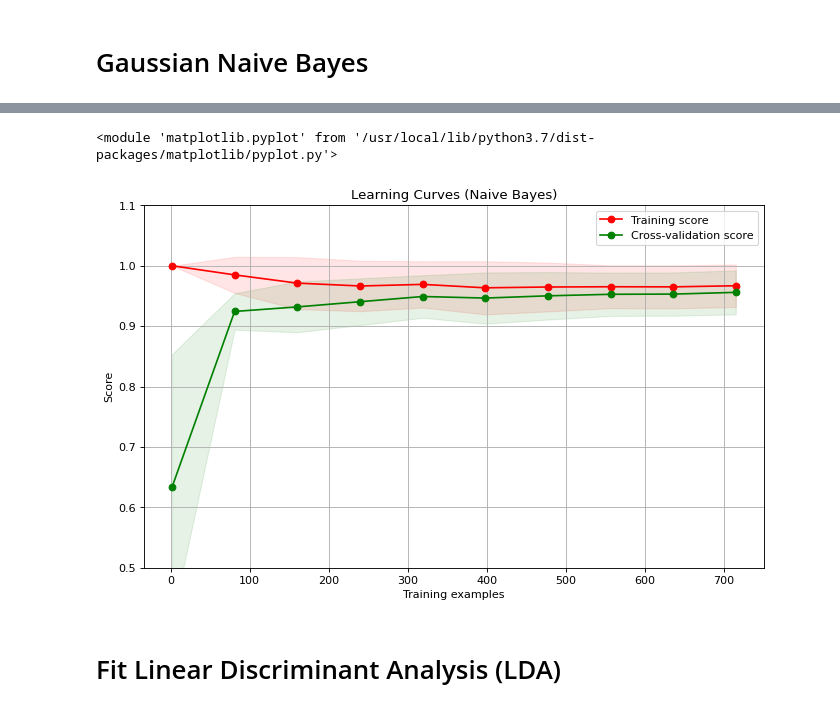
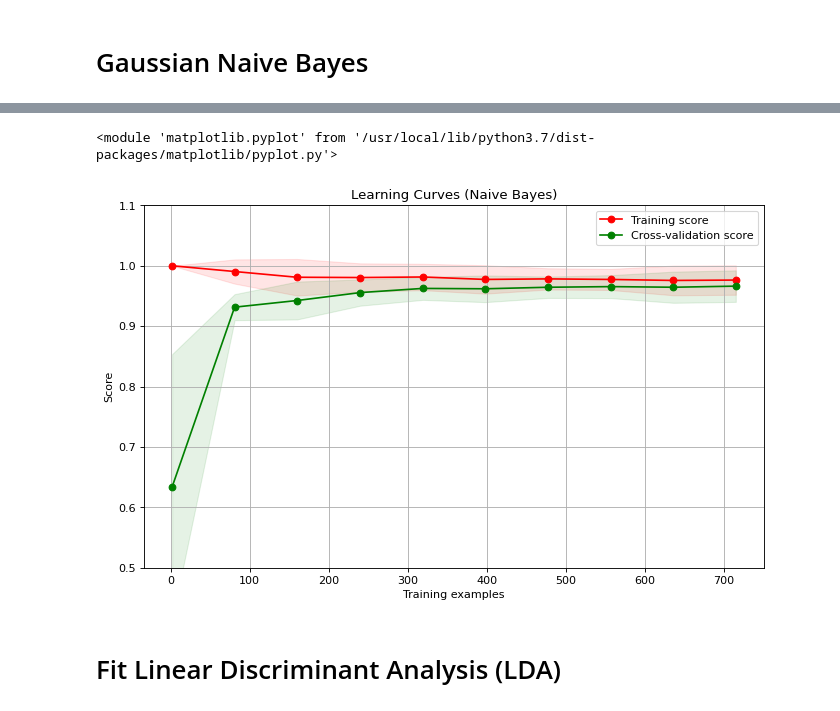
Before and after one commit to Amirosein/AGB-stars-ML-project, a Jupyter notebook: Milestone2/AGB_Project_2.ipynb, the cells around one changed output, grey strips where cells are left out. Saved outputs shown, nothing was run; the diff lists cells and outputs as text; code cells hidden in the pictures.

```diff
--- a/Milestone2/AGB_Project_2.ipynb
+++ b/Milestone2/AGB_Project_2.ipynb
@@ -287,14 +295,14 @@ weighted avg       0.98      0.98      0.98     15914
 # %%
 title = "Learning Curves (Naive Bayes)"
 
-estimator = GaussianNB(var_smoothing=1e-5)
+estimator = GaussianNB(var_smoothing=2.34e-6)
 
 cv = ShuffleSplit(n_splits=100, test_size=0.97, random_state=42)
 plot_learning_curve(estimator, title, X_ps, Y_O, ylim=(0.5, 1.1),
                     train_sizes=np.linspace(0.001, 0.3, 10), cv=cv, n_jobs=4)
 # %% [output]
 <module 'matplotlib.pyplot' from '/usr/local/lib/python3.7/dist-packages/matplotlib/pyplot.py'>
-[figure, old version]
+[figure, new version]
 # %% [markdown]
 # Fit Linear Discriminant Analysis (LDA)
 # %%
```
Also changed, not shown: parts of 6 cells of this notebook.
